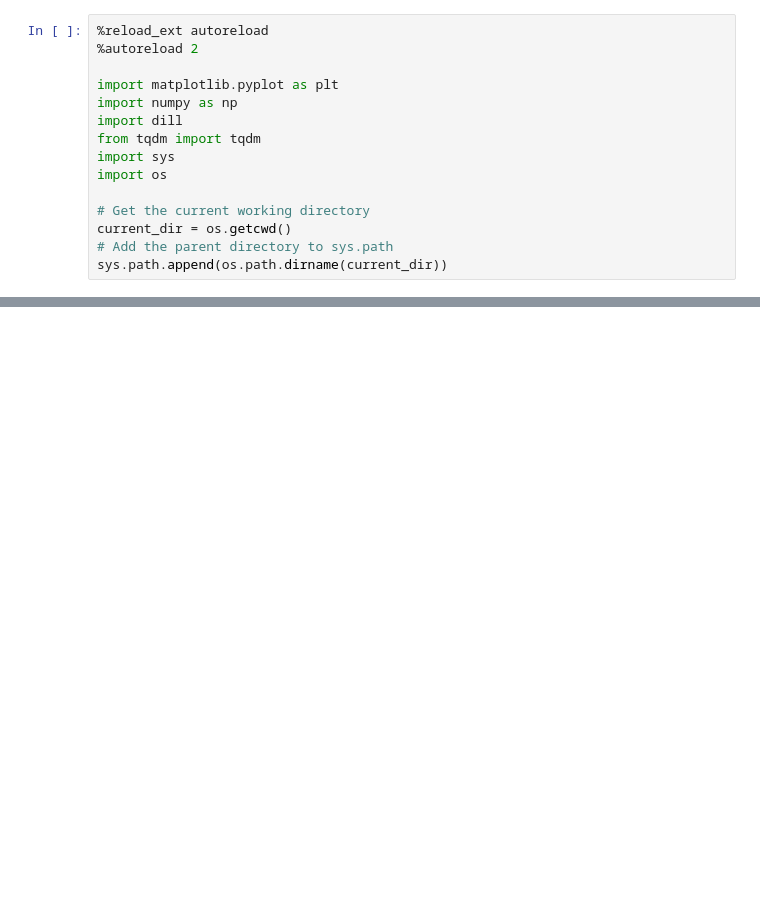
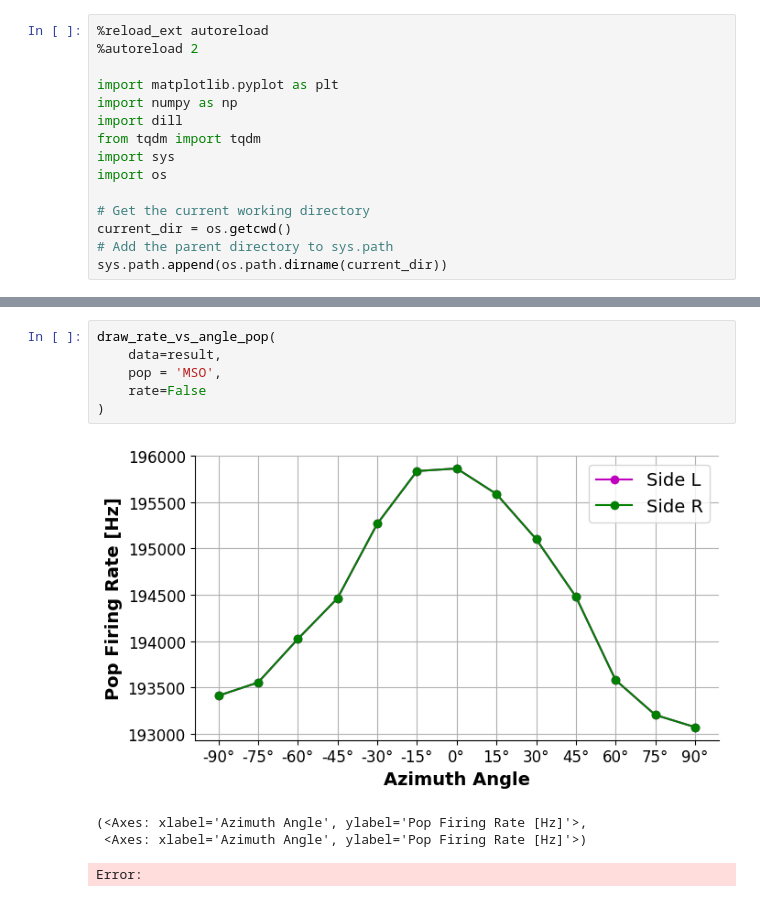
Before and after one commit to francescodesantis/sl_plots, a Jupyter notebook: open_example.ipynb, the cells around one changed output, grey strips where cells are left out. Saved outputs shown, nothing was run; the diff lists cells and outputs as text; blank space fills up the shorter version.

```diff
--- a/open_example.ipynb
+++ b/open_example.ipynb
@@ -64,0 +71,11 @@ result['conf']
+# %%
+draw_rate_vs_angle_pop(
+    data=result,
+    pop = 'MSO',
+    rate=False
+)
+# %% [output]
+[figure, added]
+(<Axes: xlabel='Azimuth Angle', ylabel='Pop Firing Rate [Hz]'>,
+ <Axes: xlabel='Azimuth Angle', ylabel='Pop Firing Rate [Hz]'>)
+Error:
```
Also changed, not shown: parts of 6 cells of this notebook, 12 other files.
